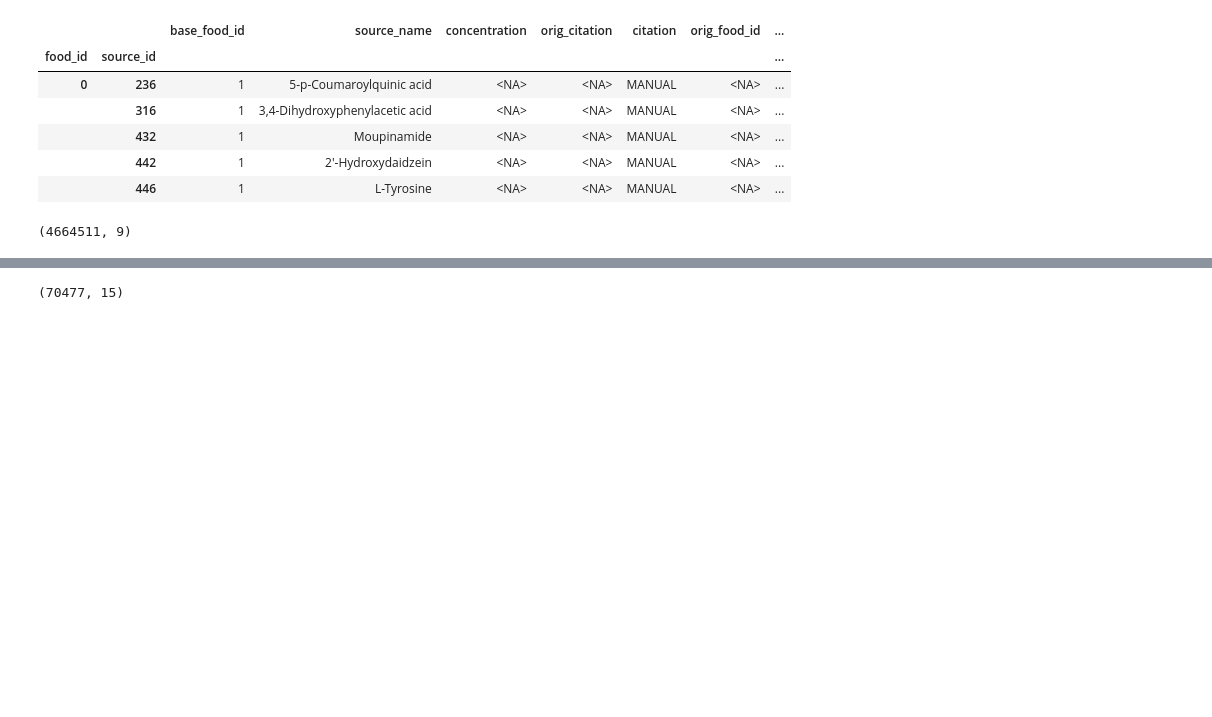
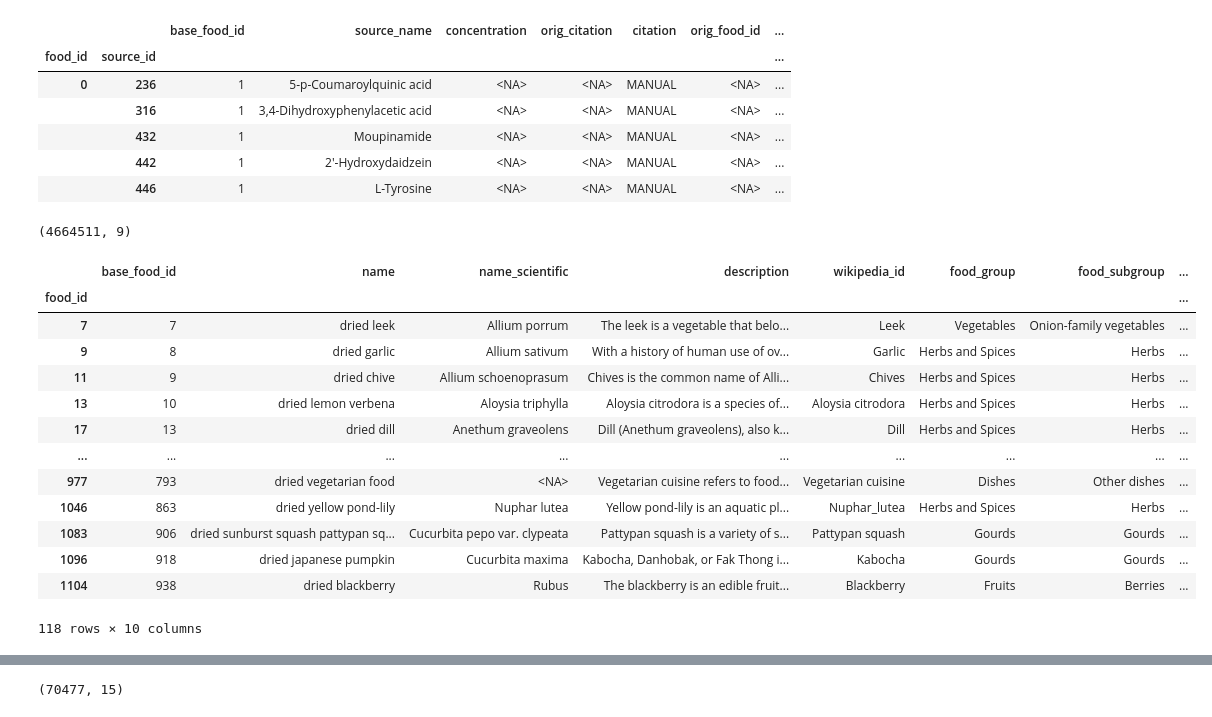
Before and after one commit to stephankostov/recipe-generator-dataset, a Jupyter notebook: notebooks/07-molecule-db-process.ipynb, the cells around one changed output, grey strips where cells are left out. Drawn from its saved outputs; the diff is of its cells as text; code cells hidden in the pictures; blank space fills up the shorter version.

```diff
--- a/notebooks/07-molecule-db-process.ipynb
+++ b/notebooks/07-molecule-db-process.ipynb
@@ -3099,3 +3131,22 @@ content_df.to_feather("../../data/local/molecule/full/content/1_processed.feathe
 content_df.shape
 # %% [output]
 (4664511, 9)
+# %%
+new_food_df = content_df.reset_index()[['food_id','base_food_id','food_name']].drop_duplicates(subset='food_id')
+new_food_df = new_food_df.join(food_df, on='base_food_id').drop(['name'], axis=1).rename({'food_name': 'name'}, axis=1).set_index('food_id')
+new_food_df[new_food_df['name'].str.contains('dried')]
+# %% [output]
+|  | base_food_id | name | name_scientific | description | wikipedia_id | food_group | food_subgroup | ... |
+| food_id |  |  |  |  |  |  |  | ... |
+| 7 | 7 | dried leek | Allium porrum | The leek is a vegetable that belo... | Leek | Vegetables | Onion-family vegetables | ... |
+| 9 | 8 | dried garlic | Allium sativum | With a history of human use of ov... | Garlic | Herbs and Spices | Herbs | ... |
+| 11 | 9 | dried chive | Allium schoenoprasum | Chives is the common name of Alli... | Chives | Herbs and Spices | Herbs | ... |
+| 13 | 10 | dried lemon verbena | Aloysia triphylla | Aloysia citrodora is a species of... | Aloysia citrodora | Herbs and Spices | Herbs | ... |
+| 17 | 13 | dried dill | Anethum graveolens | Dill (Anethum graveolens), also k... | Dill | Herbs and Spices | Herbs | ... |
+| ... | ... | ... | ... | ... | ... | ... | ... | ... |
+| 977 | 793 | dried vegetarian food | <NA> | Vegetarian cuisine refers to food... | Vegetarian cuisine | Dishes | Other dishes | ... |
+| 1046 | 863 | dried yellow pond-lily | Nuphar lutea | Yellow pond-lily is an aquatic pl... | Nuphar_lutea | Herbs and Spices | Herbs | ... |
+| 1083 | 906 | dried sunburst squash pattypan sq... | Cucurbita pepo var. clypeata | Pattypan squash is a variety of s... | Pattypan squash | Gourds | Gourds | ... |
+| 1096 | 918 | dried japanese pumpkin | Cucurbita maxima | Kabocha, Danhobak, or Fak Thong i... | Kabocha | Gourds | Gourds | ... |
+| 1104 | 938 | dried blackberry | Rubus | The blackberry is an edible fruit... | Blackberry | Fruits | Berries | ... |
+118 rows × 10 columns
```
Also changed, not shown: parts of 12 cells of this notebook, 4 other files.
